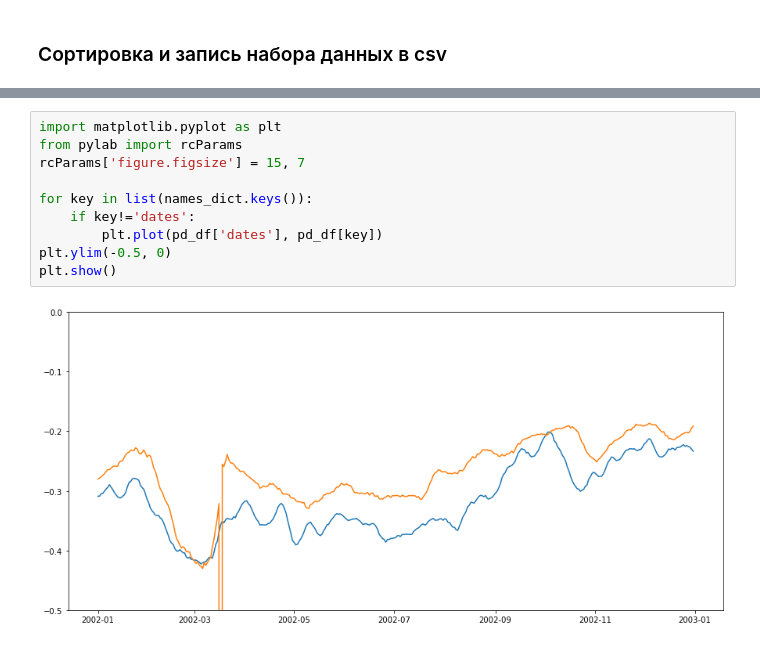
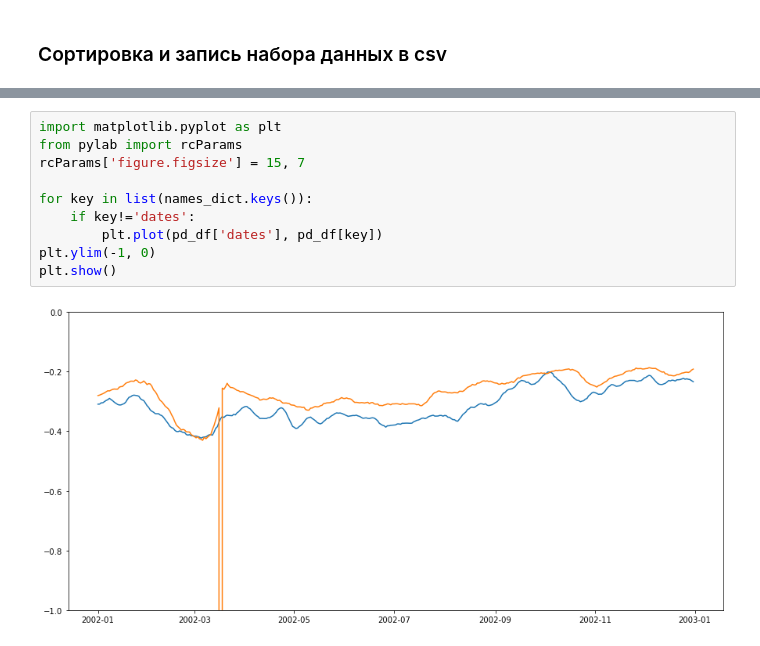
Before and after one commit to ChrisLisbon/ITMO_master_degree_classes, a Jupyter notebook: Research_work(NEMO)/timeline_forming_2002_reanalysis.ipynb, the cells around one changed output, grey strips where cells are left out. Saved outputs shown, nothing was run; the diff lists cells and outputs as text.

```diff
--- a/Research_work(NEMO)/timeline_forming_2002_reanalysis.ipynb
+++ b/Research_work(NEMO)/timeline_forming_2002_reanalysis.ipynb
@@ -116,12 +116,12 @@ pd_df
 # %%
 import matplotlib.pyplot as plt
 from pylab import rcParams
 rcParams['figure.figsize'] = 15, 7
 
 for key in list(names_dict.keys()):
     if key!='dates':
         plt.plot(pd_df['dates'], pd_df[key])
-plt.ylim(-0.5, 0)
+plt.ylim(-1, 0)
 plt.show()
 # %% [output]
-[figure, old version]
+[figure, new version]
```
Also changed, not shown: parts of 1 cell of this notebook, 4 other files.
